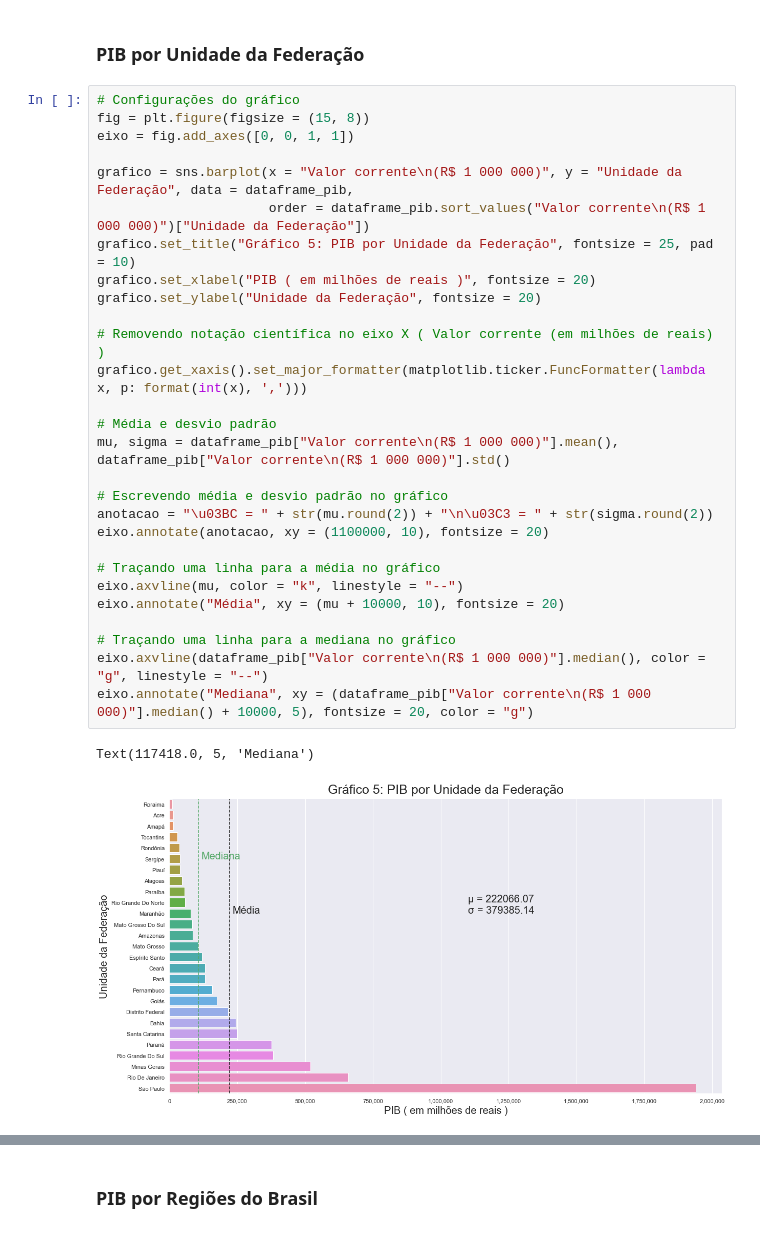
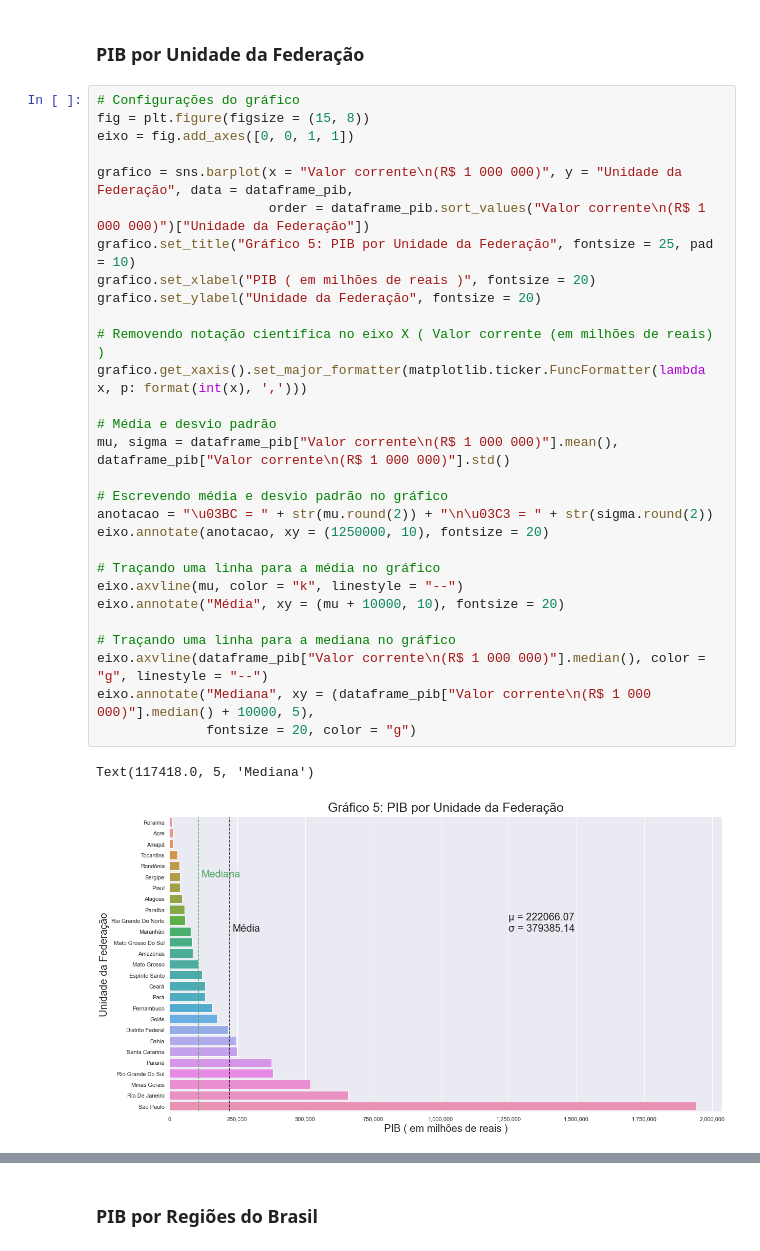
Before and after one commit to RafaelxFernandes/PS-UFRJ-Analytica, a Jupyter notebook: Análise/Nível Socioeconômico (Inse).ipynb, the cells around one changed output, grey strips where cells are left out. Drawn from its saved outputs; the diff is of its cells as text.

```diff
--- a/Análise/Nível Socioeconômico (Inse).ipynb
+++ b/Análise/Nível Socioeconômico (Inse).ipynb
@@ -450,34 +451,35 @@ Explicar porque PIB será discutido
 # %%
 # Configurações do gráfico
 fig = plt.figure(figsize = (15, 8))
 eixo = fig.add_axes([0, 0, 1, 1])
 
 grafico = sns.barplot(x = "Valor corrente\n(R$ 1 000 000)", y = "Unidade da Federação", data = dataframe_pib,
                       order = dataframe_pib.sort_values("Valor corrente\n(R$ 1 000 000)")["Unidade da Federação"])
 grafico.set_title("Gráfico 5: PIB por Unidade da Federação", fontsize = 25, pad = 10)
 grafico.set_xlabel("PIB ( em milhões de reais )", fontsize = 20)
 grafico.set_ylabel("Unidade da Federação", fontsize = 20)
 
 # Removendo notação científica no eixo X ( Valor corrente (em milhões de reais) )
 grafico.get_xaxis().set_major_formatter(matplotlib.ticker.FuncFormatter(lambda x, p: format(int(x), ',')))
 
 # Média e desvio padrão
 mu, sigma = dataframe_pib["Valor corrente\n(R$ 1 000 000)"].mean(), dataframe_pib["Valor corrente\n(R$ 1 000 000)"].std()
 
 # Escrevendo média e desvio padrão no gráfico
 anotacao = "\u03BC = " + str(mu.round(2)) + "\n\u03C3 = " + str(sigma.round(2))
-eixo.annotate(anotacao, xy = (1100000, 10), fontsize = 20)
+eixo.annotate(anotacao, xy = (1250000, 10), fontsize = 20)
 
 # Traçando uma linha para a média no gráfico
 eixo.axvline(mu, color = "k", linestyle = "--")
 eixo.annotate("Média", xy = (mu + 10000, 10), fontsize = 20)
 
 # Traçando uma linha para a mediana no gráfico
 eixo.axvline(dataframe_pib["Valor corrente\n(R$ 1 000 000)"].median(), color = "g", linestyle = "--")
-eixo.annotate("Mediana", xy = (dataframe_pib["Valor corrente\n(R$ 1 000 000)"].median() + 10000, 5), fontsize = 20, color = "g")
+eixo.annotate("Mediana", xy = (dataframe_pib["Valor corrente\n(R$ 1 000 000)"].median() + 10000, 5),
+              fontsize = 20, color = "g")
 # %% [output]
 Text(117418.0, 5, 'Mediana')
-[figure, old version]
+[figure, new version]
 # %% [markdown]
 O Gráfico 5 ilustra o PIB total, em milhões de reais, por Unidade da Federação no ano de 2015.
 
```
Also changed, not shown: parts of 69 cells of this notebook.
